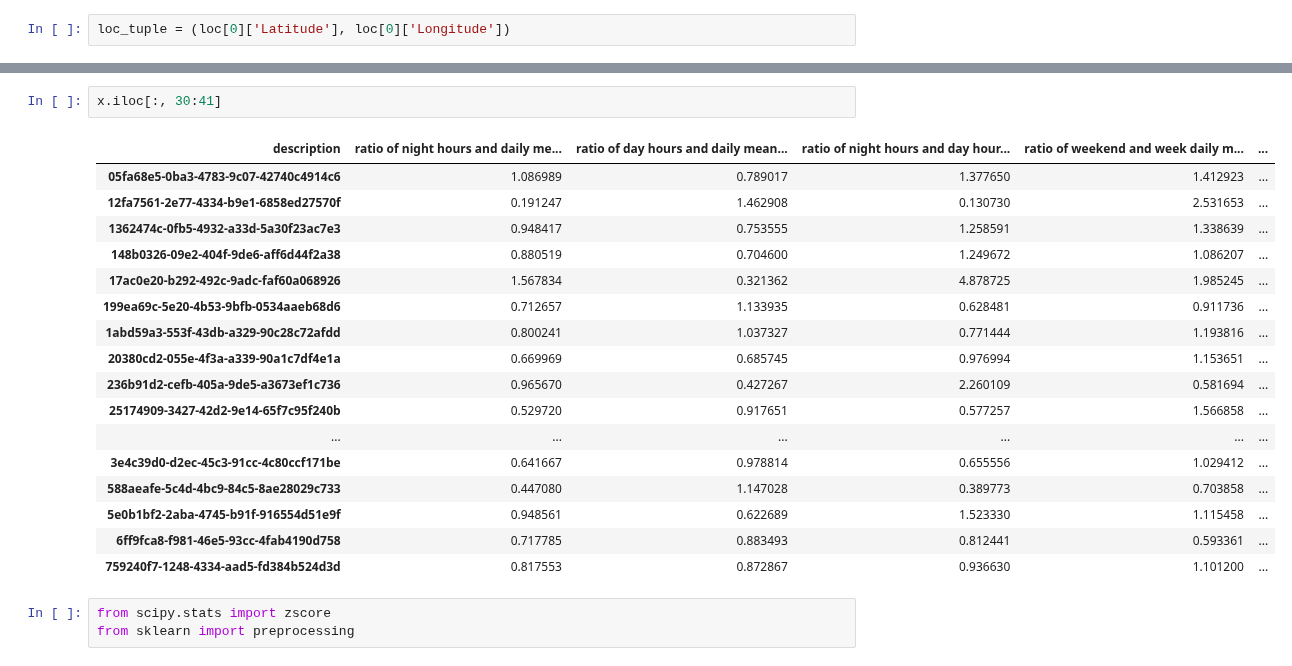
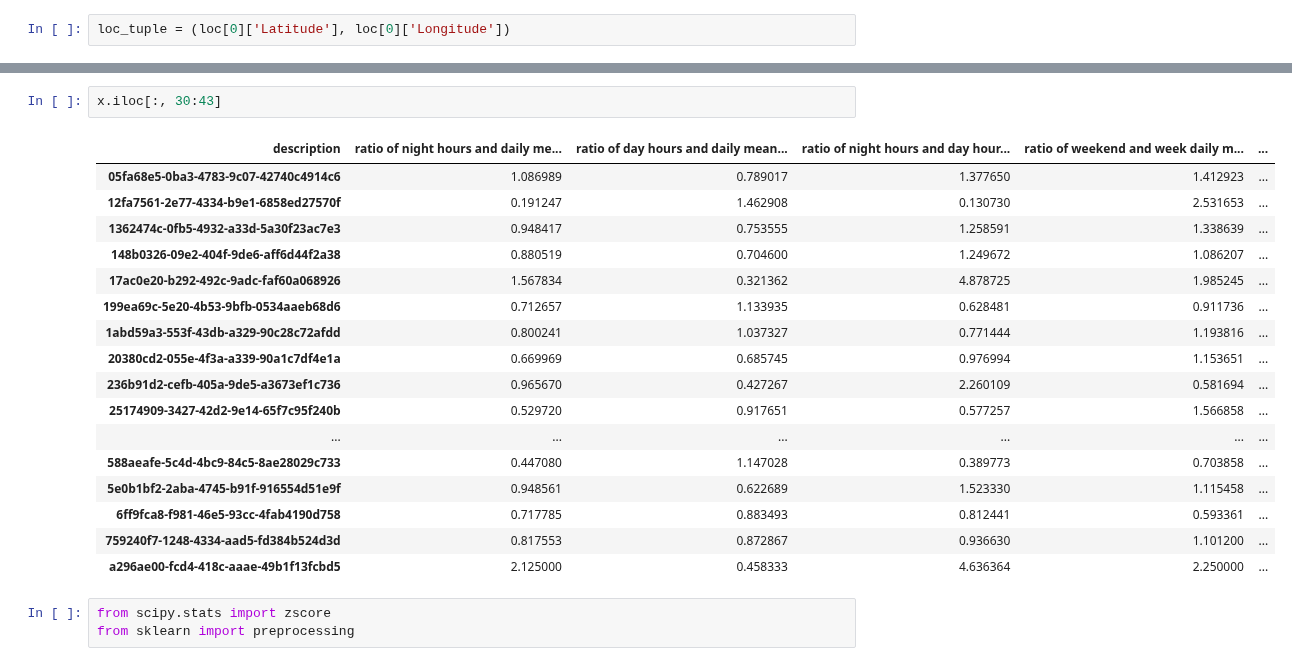
Before and after one commit to oavioz/Louie7Predictors, a Jupyter notebook: NotebookSessions/photo_gallery_test.ipynb, the cells around one changed output, grey strips where cells are left out. Cells and saved outputs as stored; diff of their text form.

```diff
--- a/NotebookSessions/photo_gallery_test.ipynb
+++ b/NotebookSessions/photo_gallery_test.ipynb
@@ -75,23 +59,23 @@ x = score_vector_constructor(path, 'photo-gallery')
 # %%
-x.iloc[:, 30:41]
+x.iloc[:, 30:43]
 # %% [output]
 | description | ratio of night hours and daily me... | ratio of day hours and daily mean... | ratio of night hours and day hour... | ratio of weekend and week daily m... | ... |
 | 05fa68e5-0ba3-4783-9c07-42740c4914c6 | 1.086989 | 0.789017 | 1.377650 | 1.412923 | ... |
 | 12fa7561-2e77-4334-b9e1-6858ed27570f | 0.191247 | 1.462908 | 0.130730 | 2.531653 | ... |
 | 1362474c-0fb5-4932-a33d-5a30f23ac7e3 | 0.948417 | 0.753555 | 1.258591 | 1.338639 | ... |
 | 148b0326-09e2-404f-9de6-aff6d44f2a38 | 0.880519 | 0.704600 | 1.249672 | 1.086207 | ... |
 | 17ac0e20-b292-492c-9adc-faf60a068926 | 1.567834 | 0.321362 | 4.878725 | 1.985245 | ... |
 | 199ea69c-5e20-4b53-9bfb-0534aaeb68d6 | 0.712657 | 1.133935 | 0.628481 | 0.911736 | ... |
 | 1abd59a3-553f-43db-a329-90c28c72afdd | 0.800241 | 1.037327 | 0.771444 | 1.193816 | ... |
 | 20380cd2-055e-4f3a-a339-90a1c7df4e1a | 0.669969 | 0.685745 | 0.976994 | 1.153651 | ... |
 | 236b91d2-cefb-405a-9de5-a3673ef1c736 | 0.965670 | 0.427267 | 2.260109 | 0.581694 | ... |
 | 25174909-3427-42d2-9e14-65f7c95f240b | 0.529720 | 0.917651 | 0.577257 | 1.566858 | ... |
 | ... | ... | ... | ... | ... | ... |
-| 3e4c39d0-d2ec-45c3-91cc-4c80ccf171be | 0.641667 | 0.978814 | 0.655556 | 1.029412 | ... |
 | 588aeafe-5c4d-4bc9-84c5-8ae28029c733 | 0.447080 | 1.147028 | 0.389773 | 0.703858 | ... |
 | 5e0b1bf2-2aba-4745-b91f-916554d51e9f | 0.948561 | 0.622689 | 1.523330 | 1.115458 | ... |
 | 6ff9fca8-f981-46e5-93cc-4fab4190d758 | 0.717785 | 0.883493 | 0.812441 | 0.593361 | ... |
 | 759240f7-1248-4334-aad5-fd384b524d3d | 0.817553 | 0.872867 | 0.936630 | 1.101200 | ... |
+| a296ae00-fcd4-418c-aaae-49b1f13fcbd5 | 2.125000 | 0.458333 | 4.636364 | 2.250000 | ... |
 # %%
 from scipy.stats import zscore
 from sklearn import preprocessing
```
Also changed, not shown: parts of 1 cell of this notebook, 6 other files.
